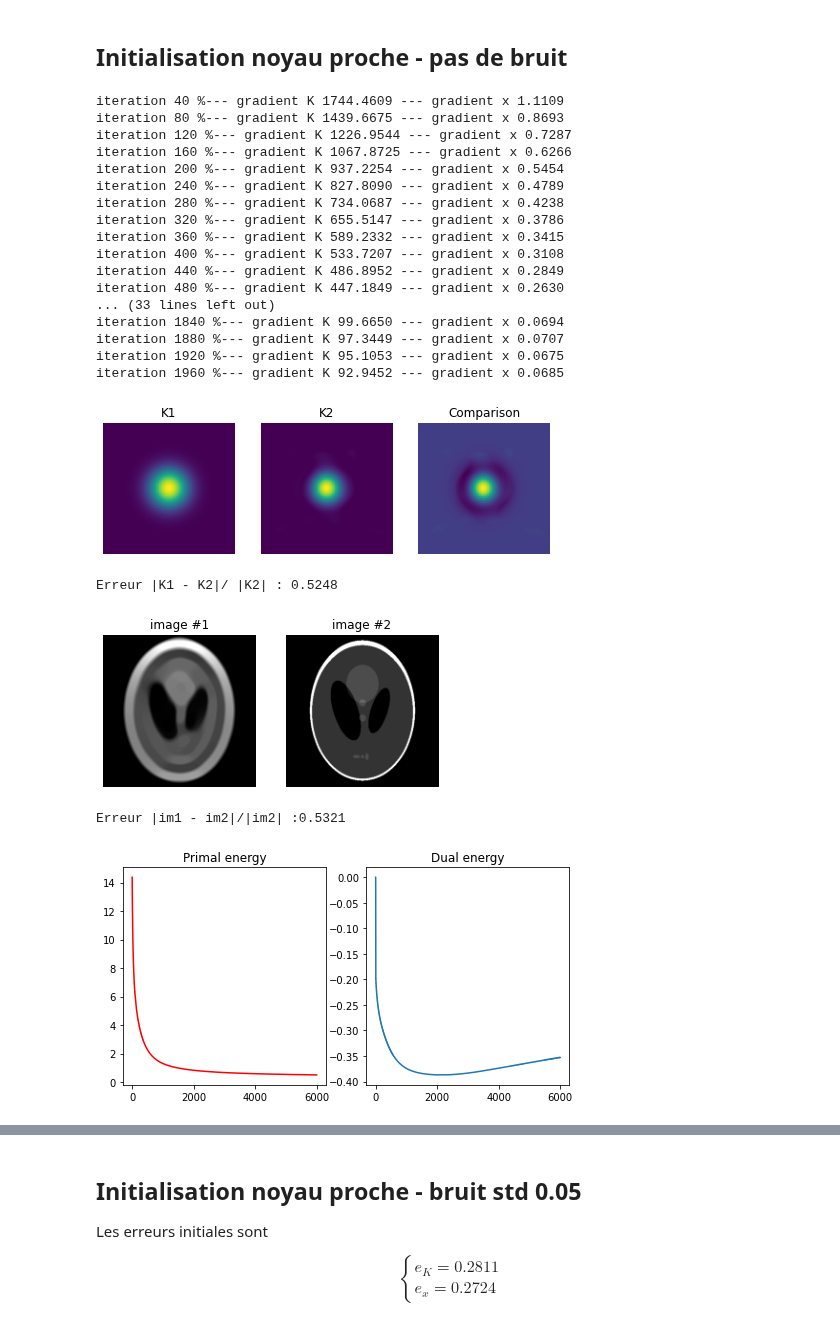
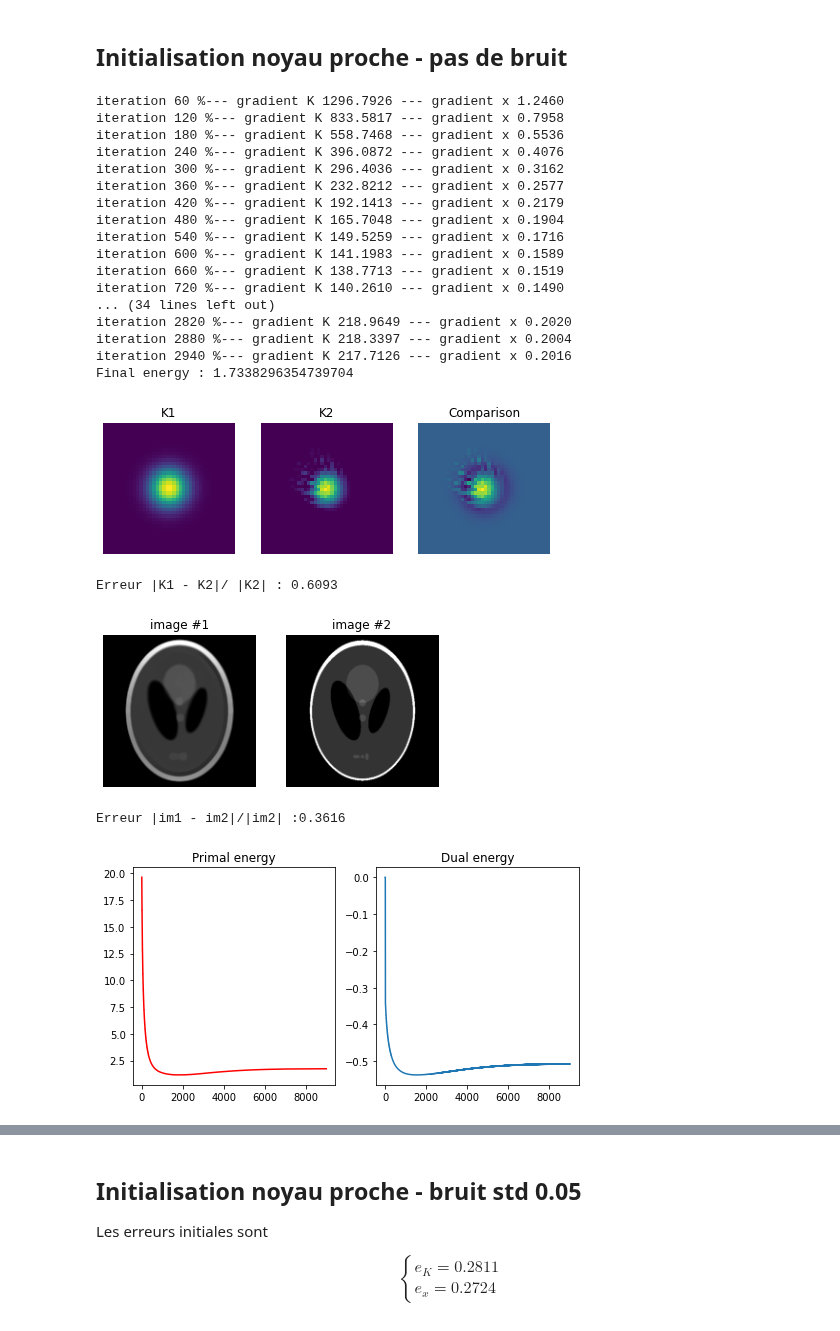
Before and after one commit to ceciledellavalle/BlindDeconvolution, a Jupyter notebook: algoviolet.ipynb, the cells around one changed output, grey strips where cells are left out. Cells and saved outputs as stored; diff of their text form; code cells hidden in the pictures.

```diff
--- a/algoviolet.ipynb
+++ b/algoviolet.ipynb
@@ -139,25 +153,24 @@ alpha     = 100
 mu        = 0.001
 K_in      = K_shift.copy()
 x_in      = x_b
-K_out,x_out,Ep,Ed = violetBD(K_in,x_in,x_b,\
-                            alpha,mu,\
-                            niter=2000,coeffK=1,coeffx=1,\
+K_out,x_out,Ep22,Ed22 = violetBD(K_in,x_in,x_b,alpha,mu,\
+                            niter=3000,coeffK=10,\
                             proj_simplex=True)
 # %% [output]
-iteration 40 %--- gradient K 1744.4609 --- gradient x 1.1109
-iteration 80 %--- gradient K 1439.6675 --- gradient x 0.8693
-iteration 120 %--- gradient K 1226.9544 --- gradient x 0.7287
-iteration 160 %--- gradient K 1067.8725 --- gradient x 0.6266
-iteration 200 %--- gradient K 937.2254 --- gradient x 0.5454
-iteration 240 %--- gradient K 827.8090 --- gradient x 0.4789
-iteration 280 %--- gradient K 734.0687 --- gradient x 0.4238
-iteration 320 %--- gradient K 655.5147 --- gradient x 0.3786
-iteration 360 %--- gradient K 589.2332 --- gradient x 0.3415
-iteration 400 %--- gradient K 533.7207 --- gradient x 0.3108
-iteration 440 %--- gradient K 486.8952 --- gradient x 0.2849
-iteration 480 %--- gradient K 447.1849 --- gradient x 0.2630
-... (33 lines left out)
-iteration 1840 %--- gradient K 99.6650 --- gradient x 0.0694
-iteration 1880 %--- gradient K 97.3449 --- gradient x 0.0707
-iteration 1920 %--- gradient K 95.1053 --- gradient x 0.0675
-iteration 1960 %--- gradient K 92.9452 --- gradient x 0.0685
+iteration 60 %--- gradient K 1296.7926 --- gradient x 1.2460
+iteration 120 %--- gradient K 833.5817 --- gradient x 0.7958
+iteration 180 %--- gradient K 558.7468 --- gradient x 0.5536
+iteration 240 %--- gradient K 396.0872 --- gradient x 0.4076
+iteration 300 %--- gradient K 296.4036 --- gradient x 0.3162
+iteration 360 %--- gradient K 232.8212 --- gradient x 0.2577
+iteration 420 %--- gradient K 192.1413 --- gradient x 0.2179
+iteration 480 %--- gradient K 165.7048 --- gradient x 0.1904
+iteration 540 %--- gradient K 149.5259 --- gradient x 0.1716
+iteration 600 %--- gradient K 141.1983 --- gradient x 0.1589
+iteration 660 %--- gradient K 138.7713 --- gradient x 0.1519
+iteration 720 %--- gradient K 140.2610 --- gradient x 0.1490
+... (34 lines left out)
+iteration 2820 %--- gradient K 218.9649 --- gradient x 0.2020
+iteration 2880 %--- gradient K 218.3397 --- gradient x 0.2004
+iteration 2940 %--- gradient K 217.7126 --- gradient x 0.2016
+Final energy : 1.7338296354739704
@@ -164,10 +179,10 @@ iteration 1960 %--- gradient K 92.9452 --- gradient x 0.0685
 # %%
 Display_ker(K_out,K_in,mysize=(8,4))
 Display_im(x_out,x_im,mysize=(6,3))
-Display_epd(Ep,Ed)
+Display_epd(Ep22,Ed22)
 # %% [output]
-[figure, old version]
+[figure, new version]
-Erreur |K1 - K2|/ |K2| : 0.5248
+Erreur |K1 - K2|/ |K2| : 0.6093
-[figure, old version]
+[figure, new version]
-Erreur |im1 - im2|/|im2| :0.5321
+Erreur |im1 - im2|/|im2| :0.3616
-[figure, old version]
+[figure, new version]
```
Also changed, not shown: parts of 14 cells of this notebook, 23 other files.
